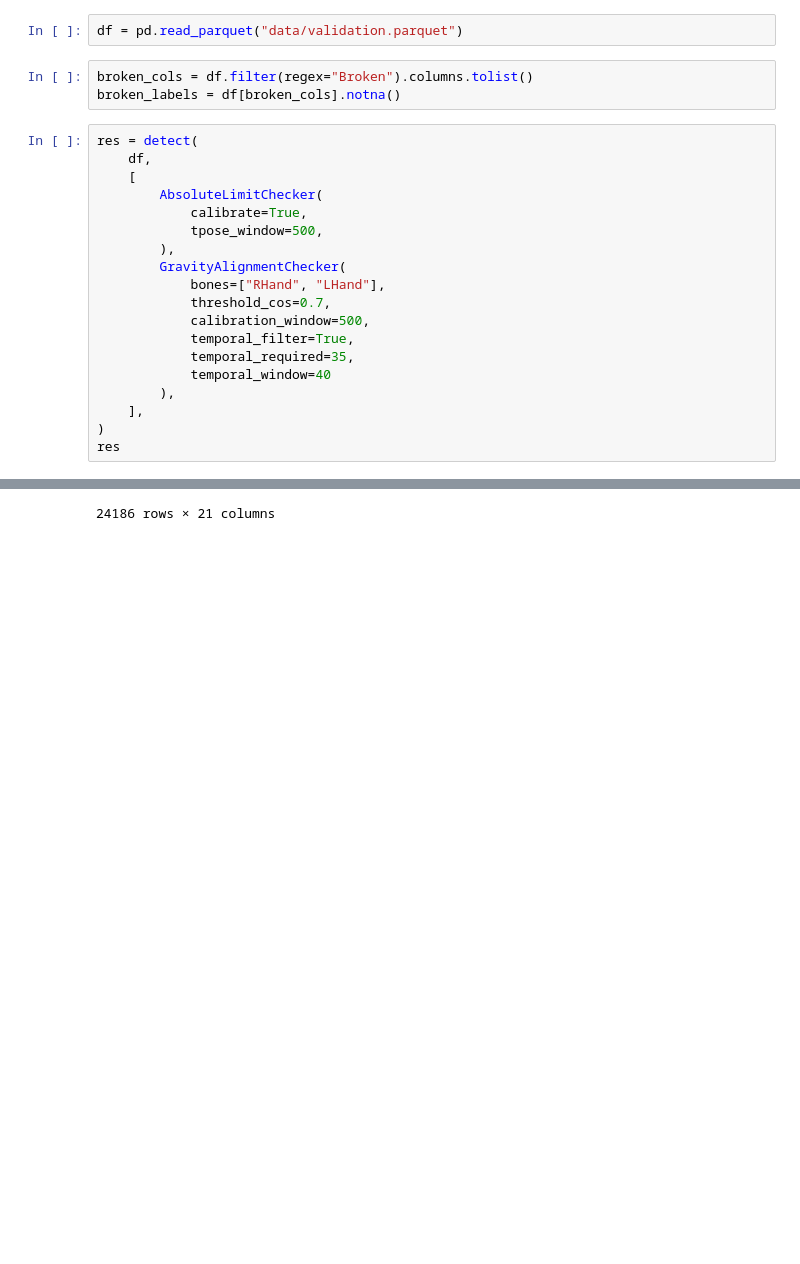
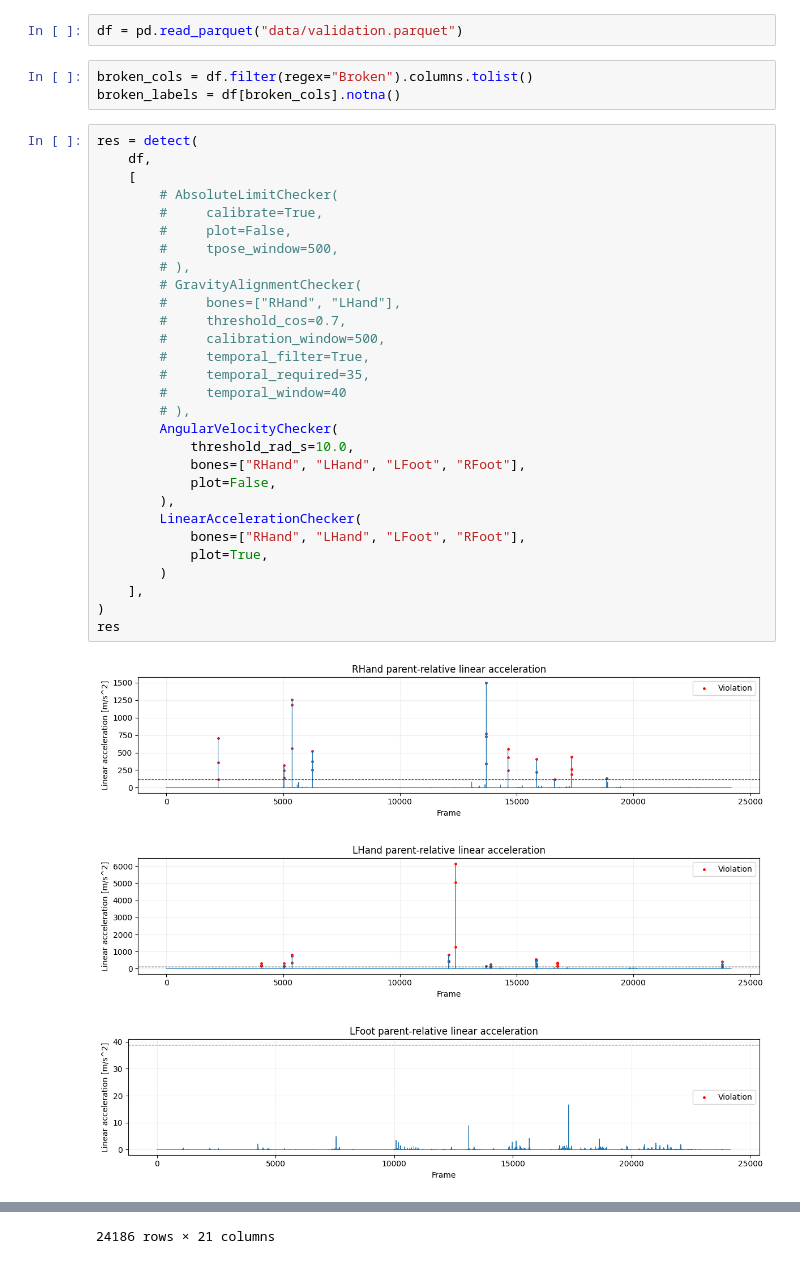
Before and after one commit to AregM02/broken_limb_detector, a Jupyter notebook: eval.ipynb, the cells around one changed output, grey strips where cells are left out. Saved outputs shown, nothing was run; the diff lists cells and outputs as text; blank space fills up the shorter version.

```diff
--- a/eval.ipynb
+++ b/eval.ipynb
@@ -11,20 +11,33 @@ broken_labels = df[broken_cols].notna()
 # %%
 res = detect(
     df,
     [
-        AbsoluteLimitChecker(
-            calibrate=True,
-            tpose_window=500,
+        # AbsoluteLimitChecker(
+        #     calibrate=True,
+        #     plot=False,
+        #     tpose_window=500,
+        # ),
+        # GravityAlignmentChecker(
+        #     bones=["RHand", "LHand"],
+        #     threshold_cos=0.7,
+        #     calibration_window=500,
+        #     temporal_filter=True,
+        #     temporal_required=35,
+        #     temporal_window=40
+        # ),
+        AngularVelocityChecker(
+            threshold_rad_s=10.0,
+            bones=["RHand", "LHand", "LFoot", "RFoot"],
+            plot=False,
         ),
-        GravityAlignmentChecker(
-            bones=["RHand", "LHand"],
-            threshold_cos=0.7,
-            calibration_window=500,
-            temporal_filter=True,
-            temporal_required=35,
-            temporal_window=40
-        ),
+        LinearAccelerationChecker(
+            bones=["RHand", "LHand", "LFoot", "RFoot"],
+            plot=True,
+        )
     ],
 )
 res
 # %% [output]
+[figure, added]
+[figure, added]
+[figure, added]
```
Also changed, not shown: parts of 3 cells of this notebook, 4 other files.
